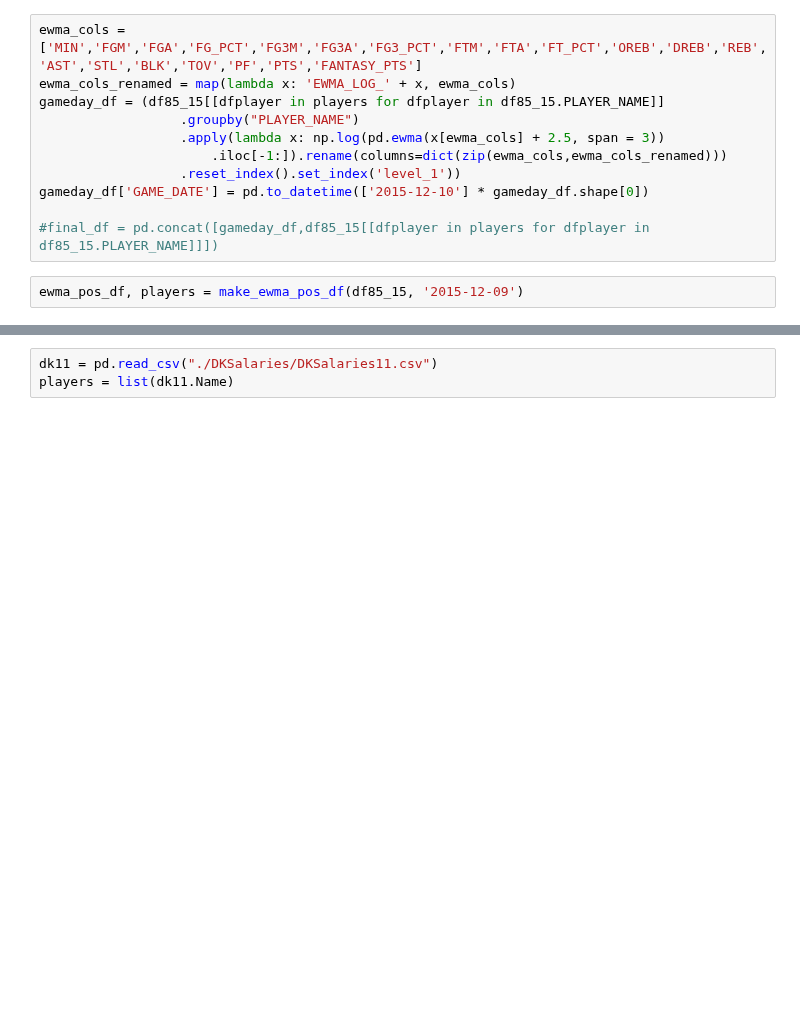
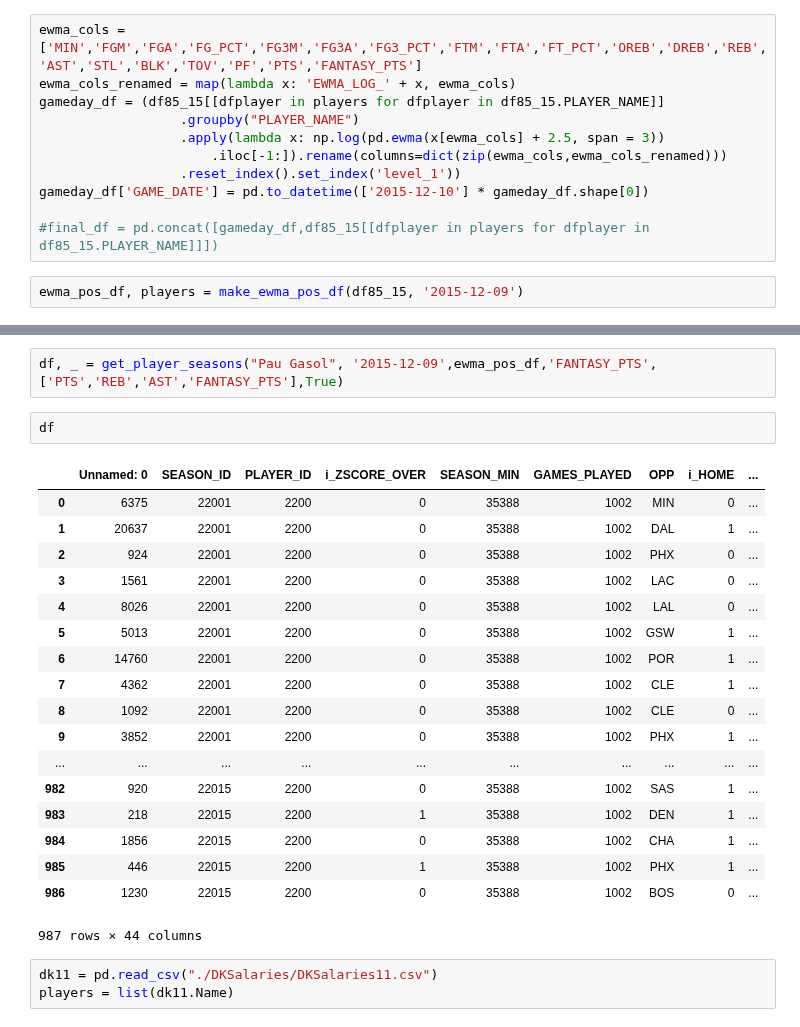
Before and after one commit to diciurcio-d/ShiftEnter, a Jupyter notebook: ShiftEnterFinal.ipynb, the cells around one changed output, grey strips where cells are left out. Drawn from its saved outputs; the diff is of its cells as text; blank space fills up the shorter version.

```diff
--- a/ShiftEnterFinal.ipynb
+++ b/ShiftEnterFinal.ipynb
@@ -444,3 +440,26 @@ ewma_pos_df, players = make_ewma_pos_df(df85_15, '2015-12-09')
+# %%
+df, _ = get_player_seasons("Pau Gasol", '2015-12-09',ewma_pos_df,'FANTASY_PTS', ['PTS','REB','AST','FANTASY_PTS'],True)
+# %%
+df
+# %% [output]
+|  | Unnamed: 0 | SEASON_ID | PLAYER_ID | i_ZSCORE_OVER | SEASON_MIN | GAMES_PLAYED | OPP | i_HOME | ... |
+| 0 | 6375 | 22001 | 2200 | 0 | 35388 | 1002 | MIN | 0 | ... |
+| 1 | 20637 | 22001 | 2200 | 0 | 35388 | 1002 | DAL | 1 | ... |
+| 2 | 924 | 22001 | 2200 | 0 | 35388 | 1002 | PHX | 0 | ... |
+| 3 | 1561 | 22001 | 2200 | 0 | 35388 | 1002 | LAC | 0 | ... |
+| 4 | 8026 | 22001 | 2200 | 0 | 35388 | 1002 | LAL | 0 | ... |
+| 5 | 5013 | 22001 | 2200 | 0 | 35388 | 1002 | GSW | 1 | ... |
+| 6 | 14760 | 22001 | 2200 | 0 | 35388 | 1002 | POR | 1 | ... |
+| 7 | 4362 | 22001 | 2200 | 0 | 35388 | 1002 | CLE | 1 | ... |
+| 8 | 1092 | 22001 | 2200 | 0 | 35388 | 1002 | CLE | 0 | ... |
+| 9 | 3852 | 22001 | 2200 | 0 | 35388 | 1002 | PHX | 1 | ... |
+| ... | ... | ... | ... | ... | ... | ... | ... | ... | ... |
+| 982 | 920 | 22015 | 2200 | 0 | 35388 | 1002 | SAS | 1 | ... |
+| 983 | 218 | 22015 | 2200 | 1 | 35388 | 1002 | DEN | 1 | ... |
+| 984 | 1856 | 22015 | 2200 | 0 | 35388 | 1002 | CHA | 1 | ... |
+| 985 | 446 | 22015 | 2200 | 1 | 35388 | 1002 | PHX | 1 | ... |
+| 986 | 1230 | 22015 | 2200 | 0 | 35388 | 1002 | BOS | 0 | ... |
+987 rows × 44 columns
 # %%
 dk11 = pd.read_csv("./DKSalaries/DKSalaries11.csv")
 players = list(dk11.Name)
```
Also changed, not shown: parts of 15 cells of this notebook.
